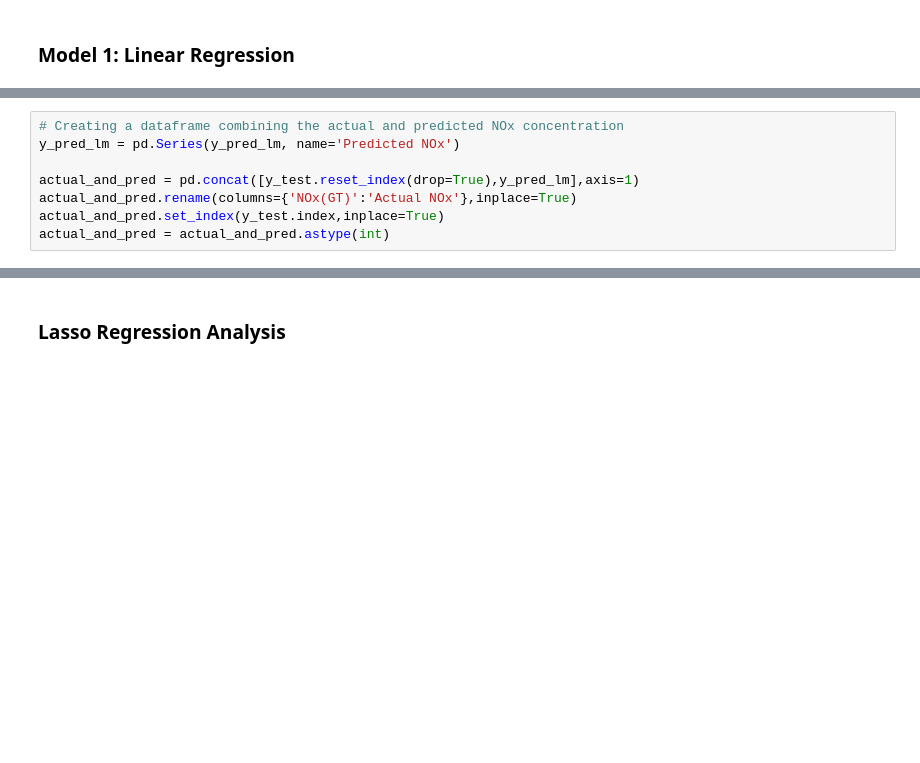
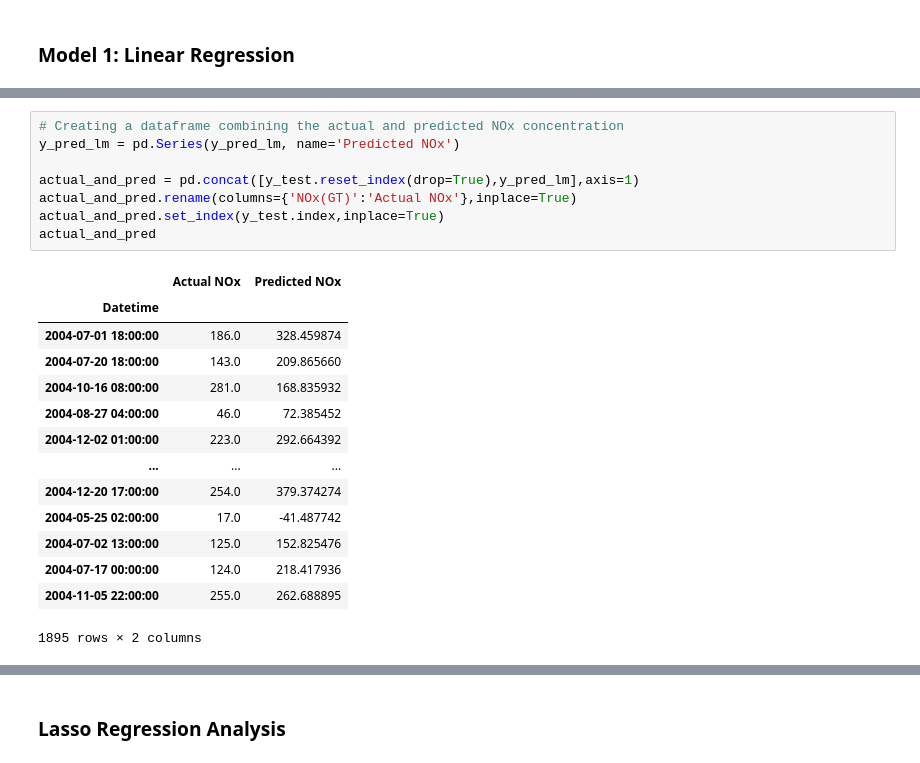
Before and after one commit to bryancastillo10/Machine-Learning-Projects, a Jupyter notebook: 01_Regression/ML_air_quality_uci.ipynb, the cells around one changed output, grey strips where cells are left out. Saved outputs shown, nothing was run; the diff lists cells and outputs as text; blank space fills up the shorter version.

```diff
--- a/01_Regression/ML_air_quality_uci.ipynb
+++ b/01_Regression/ML_air_quality_uci.ipynb
@@ -59,11 +61,26 @@ array([622.93030907,  -5.71451301, -20.79747633, ..., 306.99388478,
 # %%
 # Creating a dataframe combining the actual and predicted NOx concentration
 y_pred_lm = pd.Series(y_pred_lm, name='Predicted NOx')
 
 actual_and_pred = pd.concat([y_test.reset_index(drop=True),y_pred_lm],axis=1)
 actual_and_pred.rename(columns={'NOx(GT)':'Actual NOx'},inplace=True)
 actual_and_pred.set_index(y_test.index,inplace=True)
-actual_and_pred = actual_and_pred.astype(int)
+actual_and_pred
+# %% [output]
+|  | Actual NOx | Predicted NOx |
+| Datetime |  |  |
+| 2004-07-01 18:00:00 | 186.0 | 328.459874 |
+| 2004-07-20 18:00:00 | 143.0 | 209.865660 |
+| 2004-10-16 08:00:00 | 281.0 | 168.835932 |
+| 2004-08-27 04:00:00 | 46.0 | 72.385452 |
+| 2004-12-02 01:00:00 | 223.0 | 292.664392 |
+| ... | ... | ... |
+| 2004-12-20 17:00:00 | 254.0 | 379.374274 |
+| 2004-05-25 02:00:00 | 17.0 | -41.487742 |
+| 2004-07-02 13:00:00 | 125.0 | 152.825476 |
+| 2004-07-17 00:00:00 | 124.0 | 218.417936 |
+| 2004-11-05 22:00:00 | 255.0 | 262.688895 |
+1895 rows × 2 columns
 # %%
 plt.figure(figsize=(15,5))
 plt.plot(actual_and_pred.index,actual_and_pred['Actual NOx'],label='Actual NOx',linestyle='',\
```
Also changed, not shown: parts of 14 cells of this notebook.
